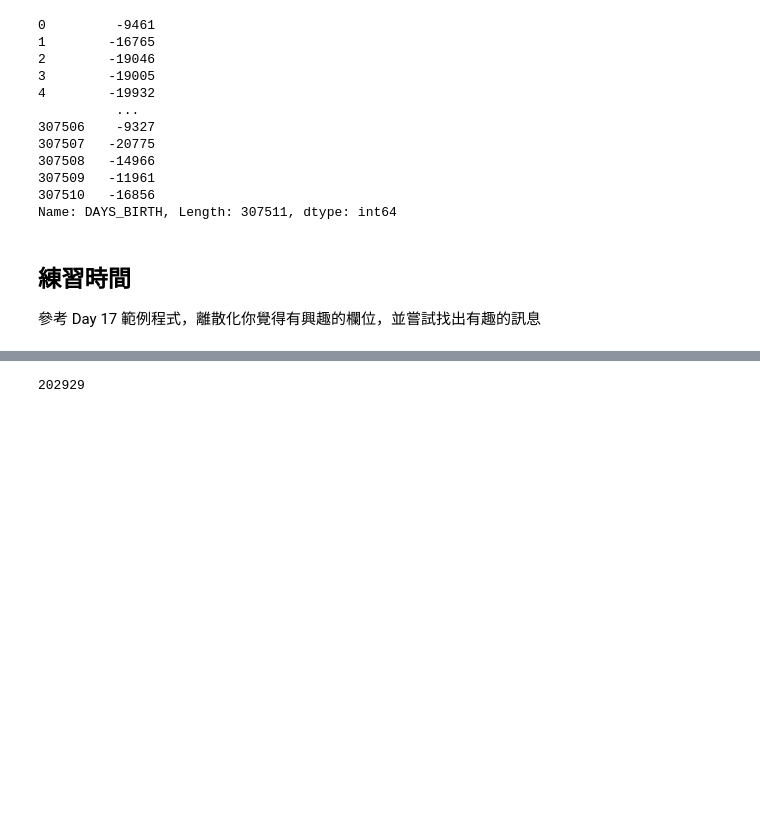
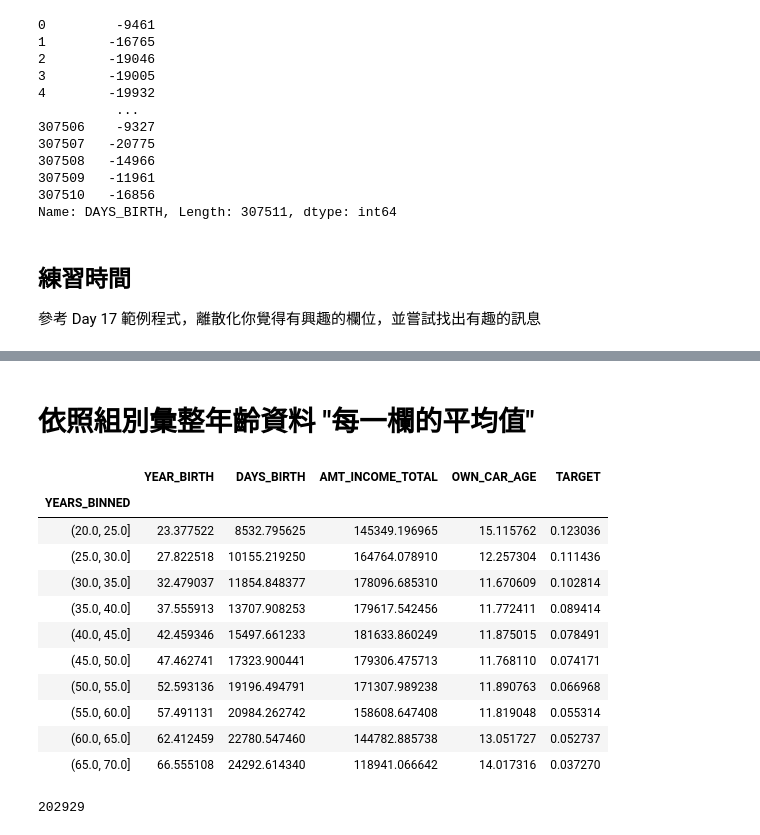
Before and after one commit to jttsai1994/4th-ML100Days, a Jupyter notebook: homework/Day_018_HW.ipynb, the cells around one changed output, grey strips where cells are left out. Cells and saved outputs as stored; diff of their text form; code cells hidden in the pictures; blank space fills up the shorter version.

```diff
--- a/homework/Day_018_HW.ipynb
+++ b/homework/Day_018_HW.ipynb
@@ -144,3 +179,21 @@ app_train_year=abs(app_train_year)
+# %% [markdown]
+# 依照組別彙整年齡資料 "每一欄的平均值"
+# %%
+app_train_year  = app_train_year.groupby('YEARS_BINNED').mean()
+app_train_year
+# %% [output]
+|  | YEAR_BIRTH | DAYS_BIRTH | AMT_INCOME_TOTAL | OWN_CAR_AGE | TARGET |
+| YEARS_BINNED |  |  |  |  |  |
+| (20.0, 25.0] | 23.377522 | 8532.795625 | 145349.196965 | 15.115762 | 0.123036 |
+| (25.0, 30.0] | 27.822518 | 10155.219250 | 164764.078910 | 12.257304 | 0.111436 |
+| (30.0, 35.0] | 32.479037 | 11854.848377 | 178096.685310 | 11.670609 | 0.102814 |
+| (35.0, 40.0] | 37.555913 | 13707.908253 | 179617.542456 | 11.772411 | 0.089414 |
+| (40.0, 45.0] | 42.459346 | 15497.661233 | 181633.860249 | 11.875015 | 0.078491 |
+| (45.0, 50.0] | 47.462741 | 17323.900441 | 179306.475713 | 11.768110 | 0.074171 |
+| (50.0, 55.0] | 52.593136 | 19196.494791 | 171307.989238 | 11.890763 | 0.066968 |
+| (55.0, 60.0] | 57.491131 | 20984.262742 | 158608.647408 | 11.819048 | 0.055314 |
+| (60.0, 65.0] | 62.412459 | 22780.547460 | 144782.885738 | 13.051727 | 0.052737 |
+| (65.0, 70.0] | 66.555108 | 24292.614340 | 118941.066642 | 14.017316 | 0.037270 |
 # %%
 app_train_year['OWN_CAR_AGE'].isna().sum()
 # %% [output]
```
Also changed, not shown: parts of 7 cells of this notebook.
